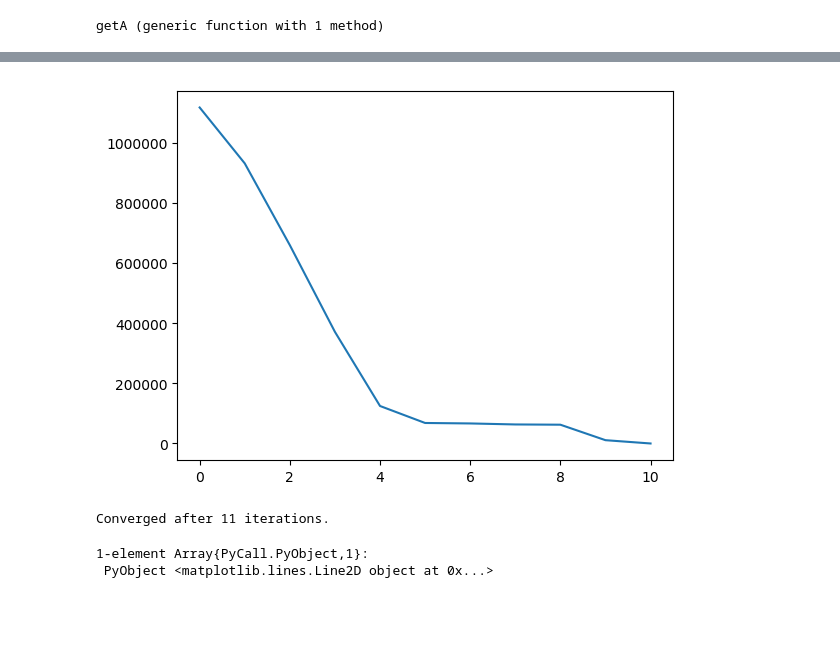
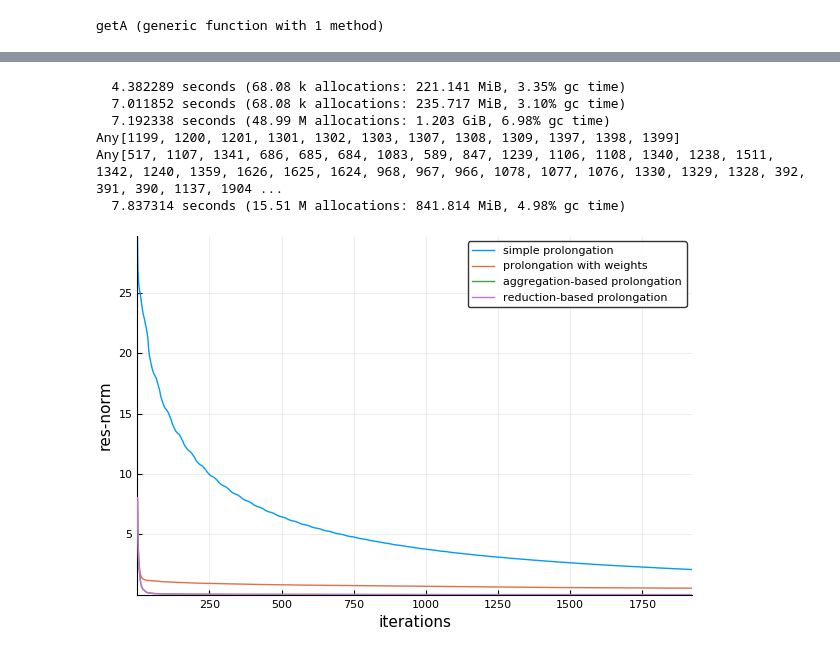
Before and after one commit to FirstSanny/Deflate, a Jupyter notebook: worksheet.ipynb, the cells around one changed output, grey strips where cells are left out. Drawn from its saved outputs; the diff is of its cells as text; code cells hidden in the pictures; blank space fills up the shorter version.

Commit message:
reduction-based Deflation

```diff
--- a/worksheet.ipynb
+++ b/worksheet.ipynb
@@ -8,12 +6,11 @@ using PyPlot
 using MatrixMarket
 # %%
-function  prolongation1(A)
-    n = size(A,1)
+function  prolongation1(n)
     r = floor(Int, n/2)
     R = zeros(r,n)
     i = 1
     j = 1
-    while i <= r
+    while i ≤ r
         R[i,j] = 1
         i = i + 1
         j = j + 2
@@ -46,0 +115,10 @@ prolongation2 (generic function with 1 method)
+# %%
+function prolongationReduction(A)
+    n = size(A,1)
+
+    F, C, TauI = greedyCoarsing(A)
+    i, index = findmax(F)
+    D1 = -1*inv(Diagonal(A[1:i,1:i]))
+    TopMatrix = hcat(D1, A[1:i,(i+1):n])
+    return full(transpose(vcat(TopMatrix, hcat(zeros(n-i,i),eye(n-i,n-i)))))
+end
@@ -46,0 +127,3 @@ prolongation2 (generic function with 1 method)
+# %%
+A=[1 2 3 4; 5 6 7 0; 0 0 1 0; 2 0 1 0]
+prolongationReduction(A)
@@ -62,7 +247,7 @@ end
 solve (generic function with 1 method)
 # %%
 function getA()
-    mmread("fidap005.mtx")
+    mmread("bcsstm26.mtx")
 end
 # %% [output]
 getA (generic function with 1 method)
@@ -81,11 +254,31 @@ plot(history.data[:resnorm])
-# %%
-A = getA()
-x, history = solve(A, [1.;1.;1.], prolongation2(A))
-print(history)
-#keys(history.data)
-plot(history.data[:resnorm])
-# %% [output]
-[figure, removed]
-Converged after 11 iterations.
-1-element Array{PyCall.PyObject,1}:
- PyObject <matplotlib.lines.Line2D object at 0x...>
+# %%
+A = getA()
+n = size(A,1)
+b = ones(Float64, n,1)
+# solve
+@time x1, history1 = solve(A, b, prolongation1(n))
+@time x2, history2 = solve(A, b, prolongation2(n))
+@time x3, history3 = solve(A, b, prolongationAggregation(A))
+@time x4, history4 = solve(A, b, prolongationReduction(A))
+
+# plot
+#gr()
+pyplot()
+history1data = history1.data[:resnorm]
+history2data = history2.data[:resnorm]
+history3data = history3.data[:resnorm]
+history4data = history4.data[:resnorm]
+
+plot(history1data, xlabel="iterations", ylabel="res-norm", label="simple prolongation")
+plot!(history2data, label="prolongation with weights")
+plot!(history3data, label="aggregation-based prolongation")
+plot!(history4data, label="reduction-based prolongation")
+#savefig("prolongations.png")
+# %% [output]
+  4.382289 seconds (68.08 k allocations: 221.141 MiB, 3.35% gc time)
+  7.011852 seconds (68.08 k allocations: 235.717 MiB, 3.10% gc time)
+  7.192338 seconds (48.99 M allocations: 1.203 GiB, 6.98% gc time)
+Any[1199, 1200, 1201, 1301, 1302, 1303, 1307, 1308, 1309, 1397, 1398, 1399]
+Any[517, 1107, 1341, 686, 685, 684, 1083, 589, 847, 1239, 1106, 1108, 1340, 1238, 1511, 1342, 1240, 1359, 1626, 1625, 1624, 968, 967, 966, 1078, 1077, 1076, 1330, 1329, 1328, 392, 391, 390, 1137, 1904 ...
+  7.837314 seconds (15.51 M allocations: 841.814 MiB, 4.98% gc time)
+[figure, added]
```
Also changed, not shown: parts of 11 cells of this notebook.
